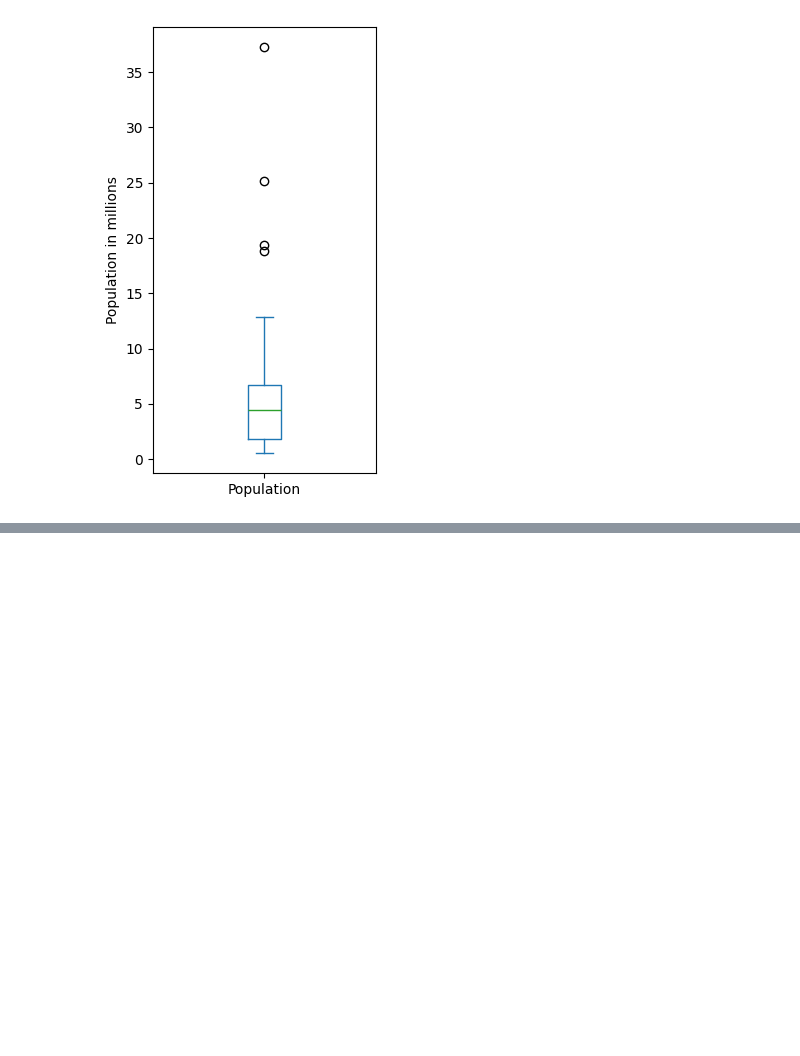
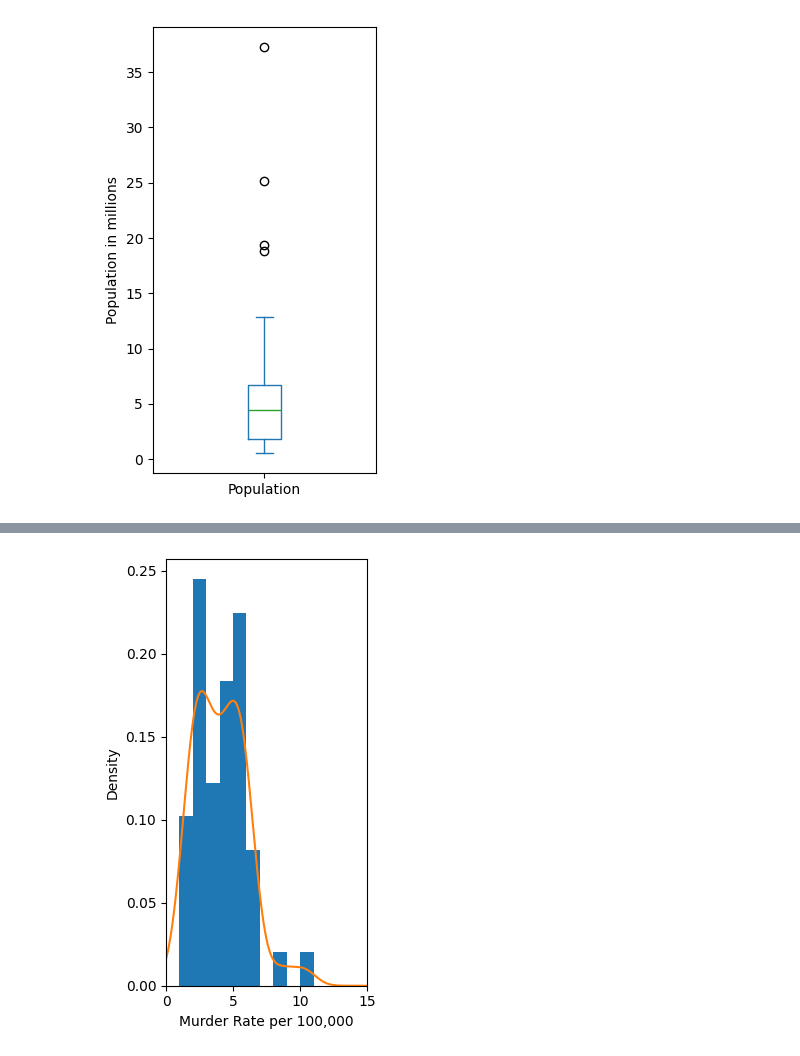
Before and after one commit to datxander/Back-to-basics, a Jupyter notebook: Statistics_1_EDA.ipynb, the cells around one changed output, grey strips where cells are left out. Cells and saved outputs as stored; diff of their text form; code cells hidden in the pictures; blank space fills up the shorter version.

```diff
--- a/Statistics_1_EDA.ipynb
+++ b/Statistics_1_EDA.ipynb
@@ -128,0 +204,11 @@ plt.show()
+# %%
+# Density estimates
+
+ax = state['Murder.Rate'].plot.hist(density = True, xlim = [0,15], bins = range(1,15), figsize = (3,5))
+ax.set_xlabel('Murder Rate per 100,000')
+state['Murder.Rate'].plot.density(ax = ax)
+
+plt.tight_layout()
+plt.show()
+# %% [output]
+[figure, added]
```
Also changed, not shown: parts of 4 cells of this notebook.
